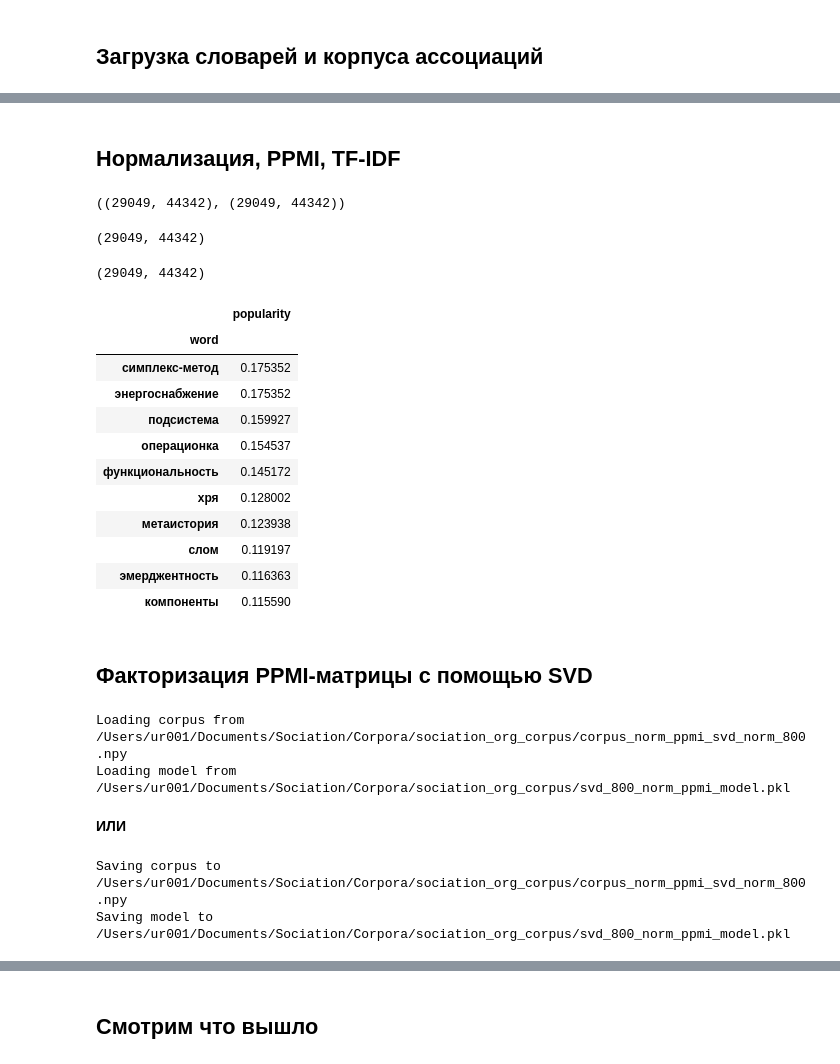
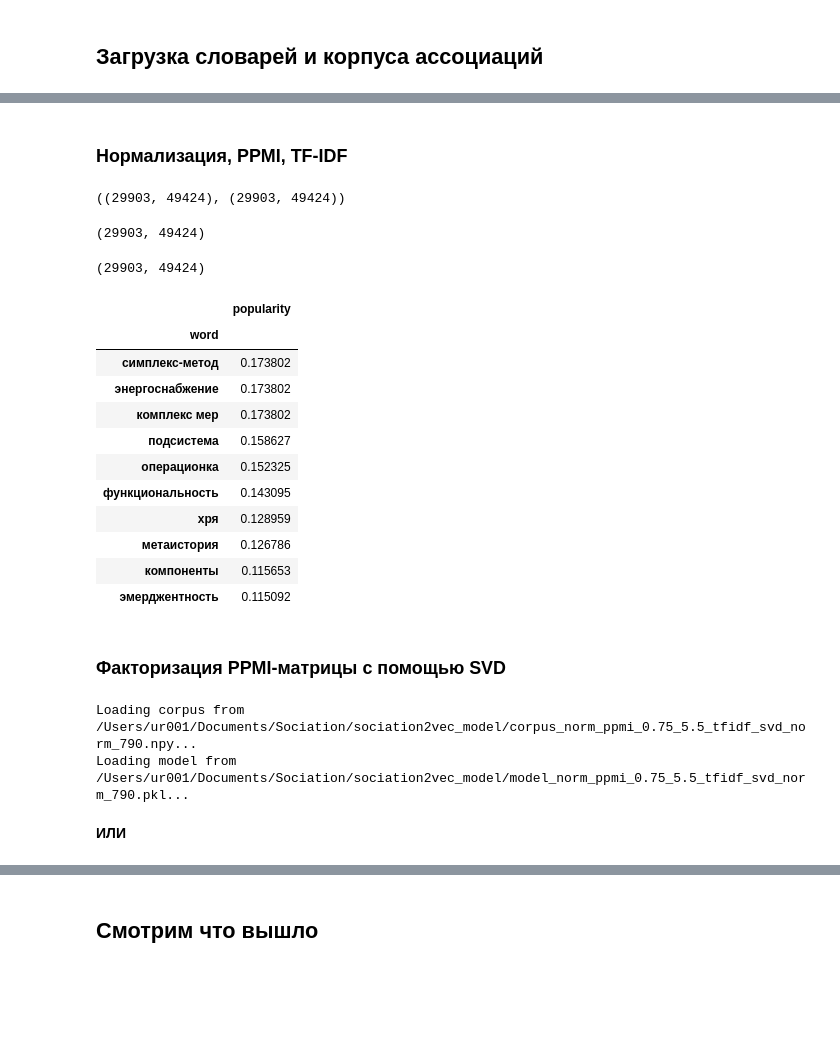
Before and after one commit to ur001/sociation_corpus, a Jupyter notebook: svd_ppmi_tfidf.ipynb, the cells around one changed output, grey strips where cells are left out. Cells and saved outputs as stored; diff of their text form; code cells hidden in the pictures; blank space fills up the shorter version.

```diff
--- a/svd_ppmi_tfidf.ipynb
+++ b/svd_ppmi_tfidf.ipynb
@@ -202,56 +82,58 @@ get_associations('система').head()
 # %% [markdown]
-## Нормализация, PPMI, TF-IDF
+### Нормализация, PPMI, TF-IDF
 # %%
-corpus_csc = corpus_to_sparse(corpus, words_count, assoc_count)
+corpus_csc = mathutils.corpus_to_sparse(corpus, words_count, assoc_count)
 corpus_csc.shape, (words_count, assoc_count)
 # %% [output]
-((29049, 44342), (29049, 44342))
+((29903, 49424), (29903, 49424))
 # %%
-corpus_csc = normalize_matrix(corpus_csc, with_mean=False)
+corpus_csc = mathutils.normalize_matrix(corpus_csc, with_mean=False)
 # %%
-corpus_ppmi = get_ppmi_weight(corpus_csc, cds=0.75, k=5)
+corpus_ppmi = mathutils.get_ppmi_weight(corpus_csc, cds=0.75, k=5)
 corpus_ppmi.shape
 # %% [output]
-(29049, 44342)
+(29903, 49424)
 # %%
-tfidf, corpus_ppmi = get_tfidf(corpus_ppmi)
+tfidf, corpus_ppmi = mathutils.get_tfidf(corpus_ppmi)
 corpus_ppmi.shape
 # %% [output]
-(29049, 44342)
+(29903, 49424)
 # %%
-get_associations('система', corpus=sparse_to_corpus(corpus_ppmi)).head(10)
+pandas_utils.get_associations(
+    'система',
+    corpus=mathutils.sparse_to_corpus(corpus_ppmi),
+    words_dict=words_dict,
+    assoc_dict=assoc_dict
+).head(10)
 # %% [output]
 |  | popularity |
 | word |  |
-| симплекс-метод | 0.175352 |
-| энергоснабжение | 0.175352 |
-| подсистема | 0.159927 |
-| операционка | 0.154537 |
-| функциональность | 0.145172 |
-| хря | 0.128002 |
-| метаистория | 0.123938 |
-| слом | 0.119197 |
-| эмерджентность | 0.116363 |
-| компоненты | 0.115590 |
+| симплекс-метод | 0.173802 |
+| энергоснабжение | 0.173802 |
+| комплекс мер | 0.173802 |
+| подсистема | 0.158627 |
+| операционка | 0.152325 |
+| функциональность | 0.143095 |
+| хря | 0.128959 |
+| метаистория | 0.126786 |
+| компоненты | 0.115653 |
+| эмерджентность | 0.115092 |
 # %% [markdown]
-## Факторизация PPMI-матрицы с помощью SVD
+### Факторизация PPMI-матрицы с помощью SVD
 # %%
 # Загрузка корпуса и SVD модели
-corpus_ppmi_svd = load_corpus('corpus_norm_ppmi_svd_norm_800')
-svd = load_model('svd_800_norm_ppmi_model')
+corpus_ppmi_svd = model_builder.load_corpus('corpus_norm_ppmi_0.75_5.5_tfidf_svd_norm_790', data_dir=data_dir)
+svd = model_builder.load_model('model_norm_ppmi_0.75_5.5_tfidf_svd_norm_790', data_dir=data_dir)
 # %% [output]
-Loading corpus from /Users/ur001/Documents/Sociation/Corpora/sociation_org_corpus/corpus_norm_ppmi_svd_norm_800.npy
-Loading model from /Users/ur001/Documents/Sociation/Corpora/sociation_org_corpus/svd_800_norm_ppmi_model.pkl
+Loading corpus from /Users/ur001/Documents/Sociation/sociation2vec_model/corpus_norm_ppmi_0.75_5.5_tfidf_svd_norm_790.npy...
+Loading model from /Users/ur001/Documents/Sociation/sociation2vec_model/model_norm_ppmi_0.75_5.5_tfidf_svd_norm_790.pkl...
 # %% [markdown]
 **ИЛИ**
 # %%
 # Создание и сохранение корпуса и SVD модели
-svd, corpus_ppmi_svd = get_svd(corpus_ppmi, 800)
-corpus_ppmi_svd = normalize_matrix(corpus_ppmi_svd)
-save_corpus(corpus_ppmi_svd, 'corpus_norm_ppmi_svd_norm_800')
-save_model(svd, 'svd_800_norm_ppmi_model')
+svd, corpus_ppmi_svd = mathutils.get_svd(corpus_ppmi, 800)
+corpus_ppmi_svd = mathutils.normalize_matrix(corpus_ppmi_svd)
+model_builder.save_corpus(corpus_ppmi_svd, 'corpus_norm_ppmi_svd_norm_800', data_dir=data_dir)
+model_builder.save_model(svd, 'svd_800_norm_ppmi_model', data_dir=data_dir)
-# %% [output]
-Saving corpus to /Users/ur001/Documents/Sociation/Corpora/sociation_org_corpus/corpus_norm_ppmi_svd_norm_800.npy
-Saving model to /Users/ur001/Documents/Sociation/Corpora/sociation_org_corpus/svd_800_norm_ppmi_model.pkl
 # %%
 corpus_ppmi_svd.shape
```
Also changed, not shown: parts of 157 cells of this notebook, 20 other files.
